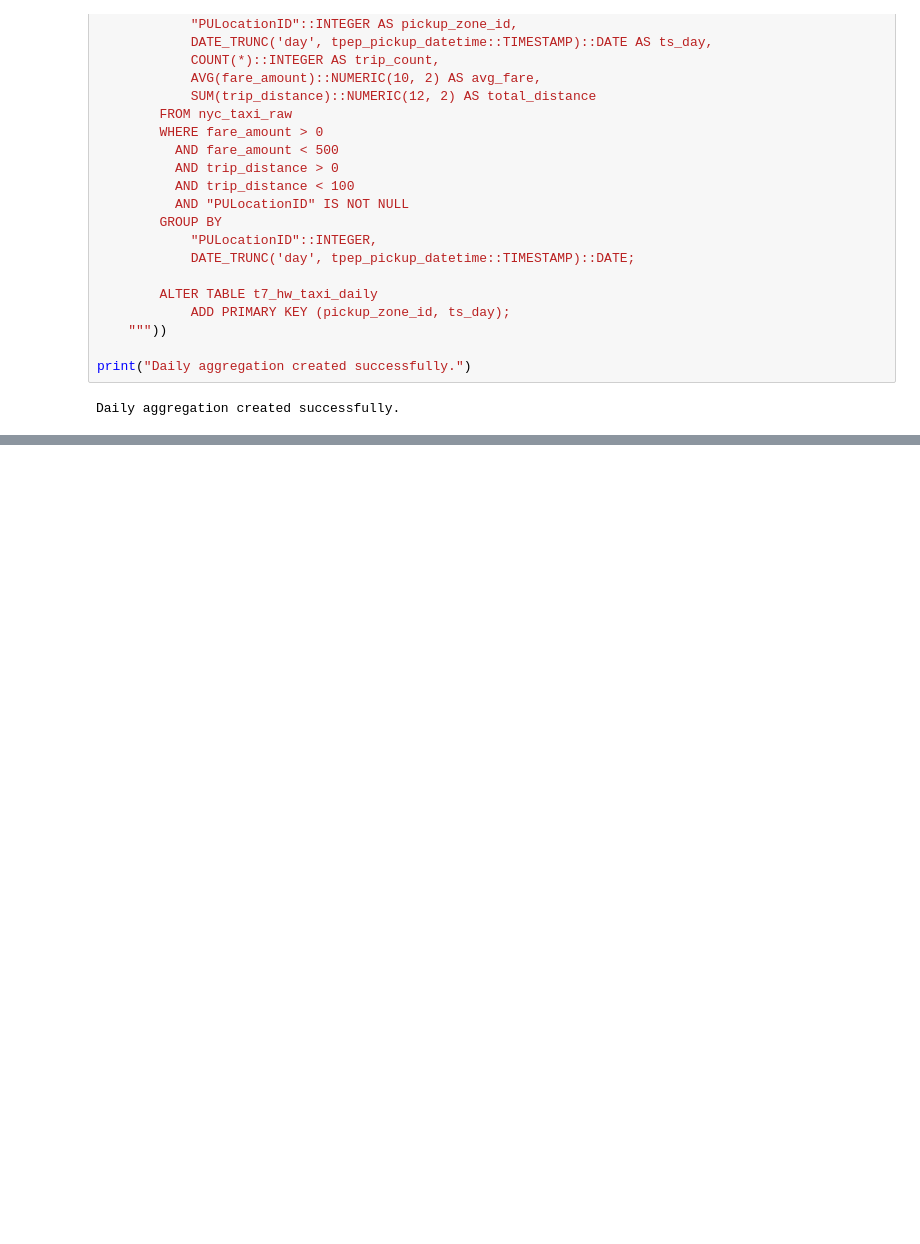
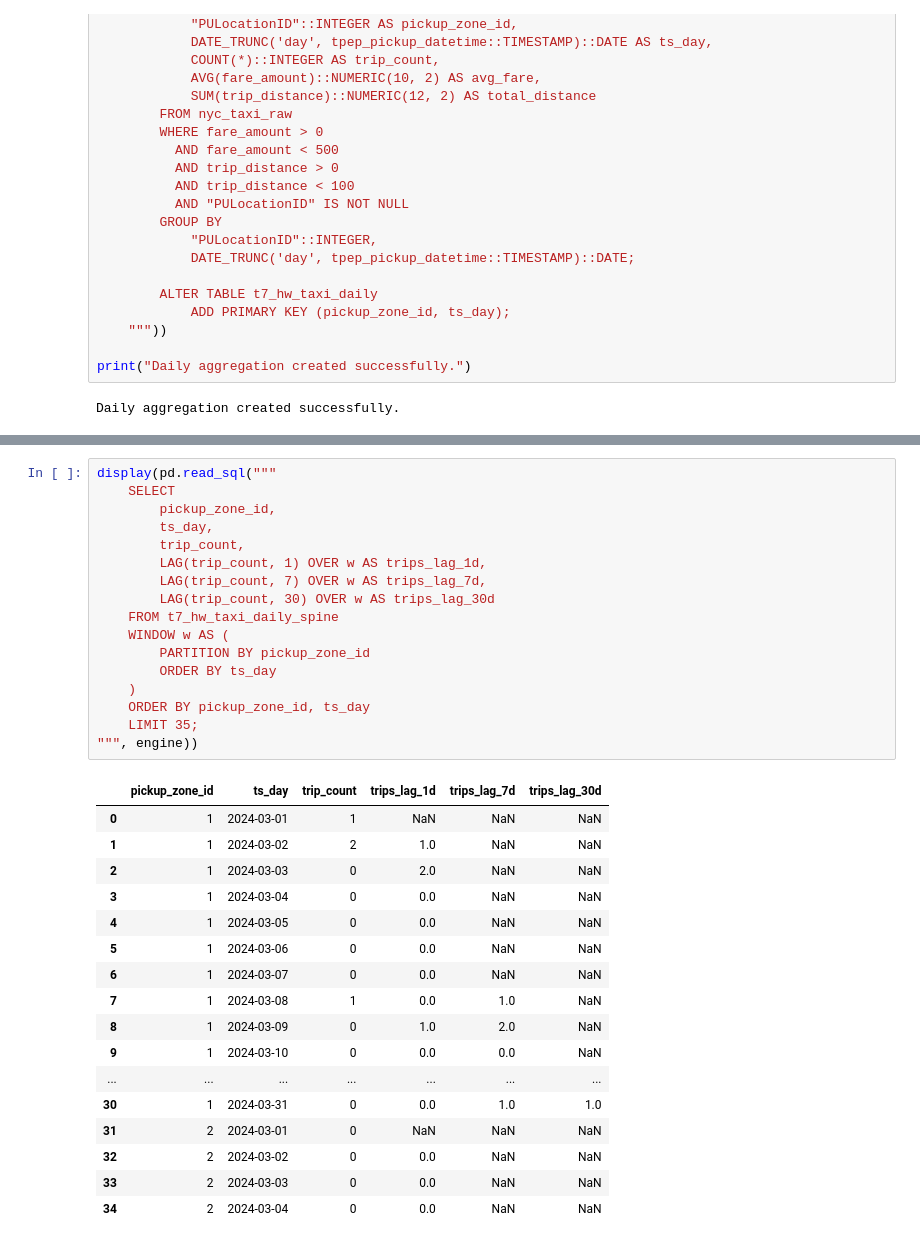
Before and after one commit to BorysZhyhalo/goit-rdb-hw-07, a Jupyter notebook: hw_07_rdb.ipynb, the cells around one changed output, grey strips where cells are left out. Saved outputs shown, nothing was run; the diff lists cells and outputs as text; blank space fills up the shorter version.

```diff
--- a/hw_07_rdb.ipynb
+++ b/hw_07_rdb.ipynb
@@ -168,0 +237,35 @@ display(pd.read_sql("""
+# %%
+display(pd.read_sql("""
+    SELECT
+        pickup_zone_id,
+        ts_day,
+        trip_count,
+        LAG(trip_count, 1) OVER w AS trips_lag_1d,
+        LAG(trip_count, 7) OVER w AS trips_lag_7d,
+        LAG(trip_count, 30) OVER w AS trips_lag_30d
+    FROM t7_hw_taxi_daily_spine
+    WINDOW w AS (
+        PARTITION BY pickup_zone_id
+        ORDER BY ts_day
+    )
+    ORDER BY pickup_zone_id, ts_day
+    LIMIT 35;
+""", engine))
+# %% [output]
+|  | pickup_zone_id | ts_day | trip_count | trips_lag_1d | trips_lag_7d | trips_lag_30d |
+| 0 | 1 | 2024-03-01 | 1 | NaN | NaN | NaN |
+| 1 | 1 | 2024-03-02 | 2 | 1.0 | NaN | NaN |
+| 2 | 1 | 2024-03-03 | 0 | 2.0 | NaN | NaN |
+| 3 | 1 | 2024-03-04 | 0 | 0.0 | NaN | NaN |
+| 4 | 1 | 2024-03-05 | 0 | 0.0 | NaN | NaN |
+| 5 | 1 | 2024-03-06 | 0 | 0.0 | NaN | NaN |
+| 6 | 1 | 2024-03-07 | 0 | 0.0 | NaN | NaN |
+| 7 | 1 | 2024-03-08 | 1 | 0.0 | 1.0 | NaN |
+| 8 | 1 | 2024-03-09 | 0 | 1.0 | 2.0 | NaN |
+| 9 | 1 | 2024-03-10 | 0 | 0.0 | 0.0 | NaN |
+| ... | ... | ... | ... | ... | ... | ... |
+| 30 | 1 | 2024-03-31 | 0 | 0.0 | 1.0 | 1.0 |
+| 31 | 2 | 2024-03-01 | 0 | NaN | NaN | NaN |
+| 32 | 2 | 2024-03-02 | 0 | 0.0 | NaN | NaN |
+| 33 | 2 | 2024-03-03 | 0 | 0.0 | NaN | NaN |
+| 34 | 2 | 2024-03-04 | 0 | 0.0 | NaN | NaN |
```
Also changed, not shown: parts of 9 cells of this notebook.
